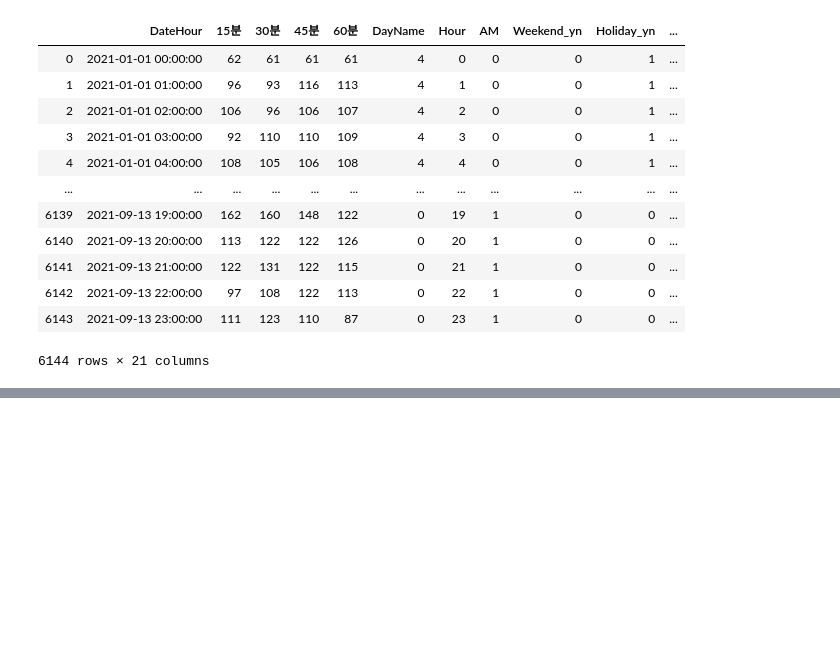
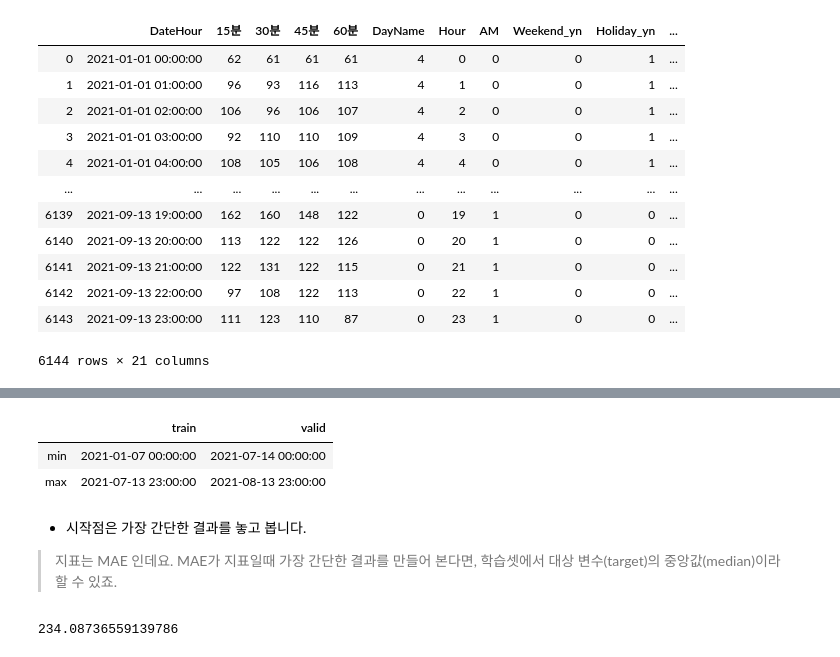
Before and after one commit to sunkusun9/DS_lv3_2610, a Jupyter notebook: sec_ds_lv3_prob3_kaggle.ipynb, the cells around one changed output, grey strips where cells are left out. Drawn from its saved outputs; the diff is of its cells as text; code cells hidden in the pictures; blank space fills up the shorter version.

```diff
--- a/sec_ds_lv3_prob3_kaggle.ipynb
+++ b/sec_ds_lv3_prob3_kaggle.ipynb
@@ -232,0 +201,19 @@ Step 4: 모델 개선 작업을 합니다.
+# %%
+df_train = df_prob6_train.loc[df_prob6_train['DateHour'] < pd.to_datetime('2021-07-14 00:00:00')]
+df_valid = df_prob6_train.loc[df_prob6_train['DateHour'] >= pd.to_datetime('2021-07-14 00:00:00')]
+# %%
+pd.concat([
+    df_train['DateHour'].agg(['min', 'max']).rename('train'),
+    df_valid['DateHour'].agg(['min', 'max']).rename('valid')
+], axis=1)
+# %% [output]
+|  | train | valid |
+| min | 2021-01-07 00:00:00 | 2021-07-14 00:00:00 |
+| max | 2021-07-13 23:00:00 | 2021-08-13 23:00:00 |
+# %% [markdown]
+- 시작점은 가장 간단한 결과를 놓고 봅니다.
+> 지표는 MAE 인데요. MAE가 지표일때 가장 간단한 결과를 만들어 본다면, 학습셋에서 대상 변수(target)의 중앙값(median)이라 할 수 있죠.
+# %%
+(df_valid['target'] - df_train['target'].median()).abs().mean()
+# %% [output]
+234.08736559139786
```
Also changed, not shown: parts of 14 cells of this notebook.
